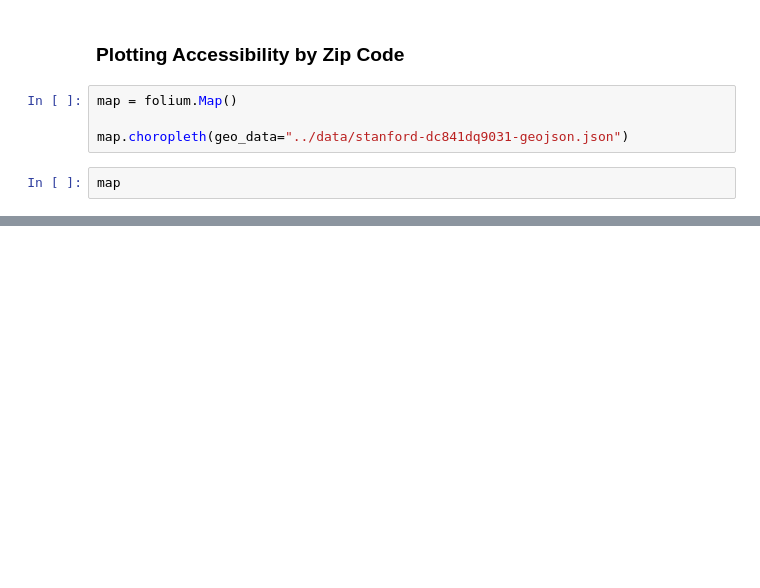
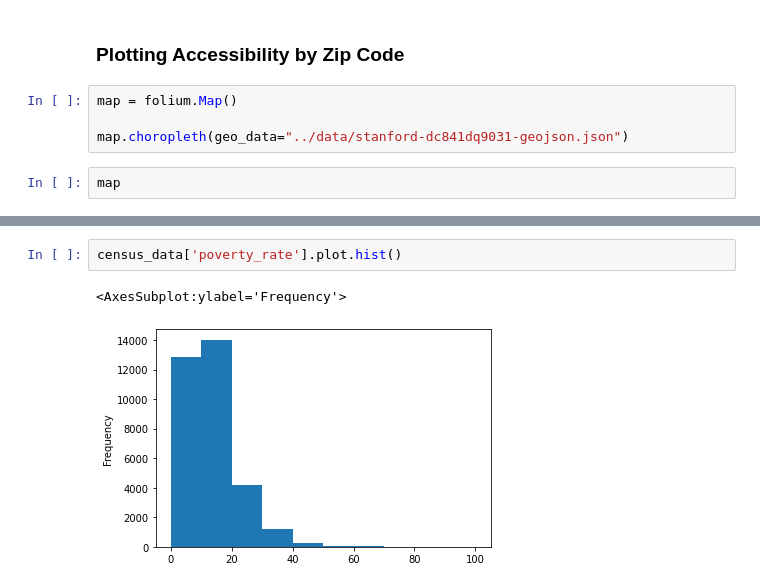
Before and after one commit to jcweaver/broadband-capstone, a Jupyter notebook: notebooks/SE - EDA.ipynb, the cells around one changed output, grey strips where cells are left out. Saved outputs shown, nothing was run; the diff lists cells and outputs as text; blank space fills up the shorter version.

```diff
--- a/notebooks/SE - EDA.ipynb
+++ b/notebooks/SE - EDA.ipynb
@@ -132,0 +209,5 @@ map
+# %%
+census_data['poverty_rate'].plot.hist()
+# %% [output]
+<AxesSubplot:ylabel='Frequency'>
+[figure, added]
```
Also changed, not shown: parts of 19 cells of this notebook.
